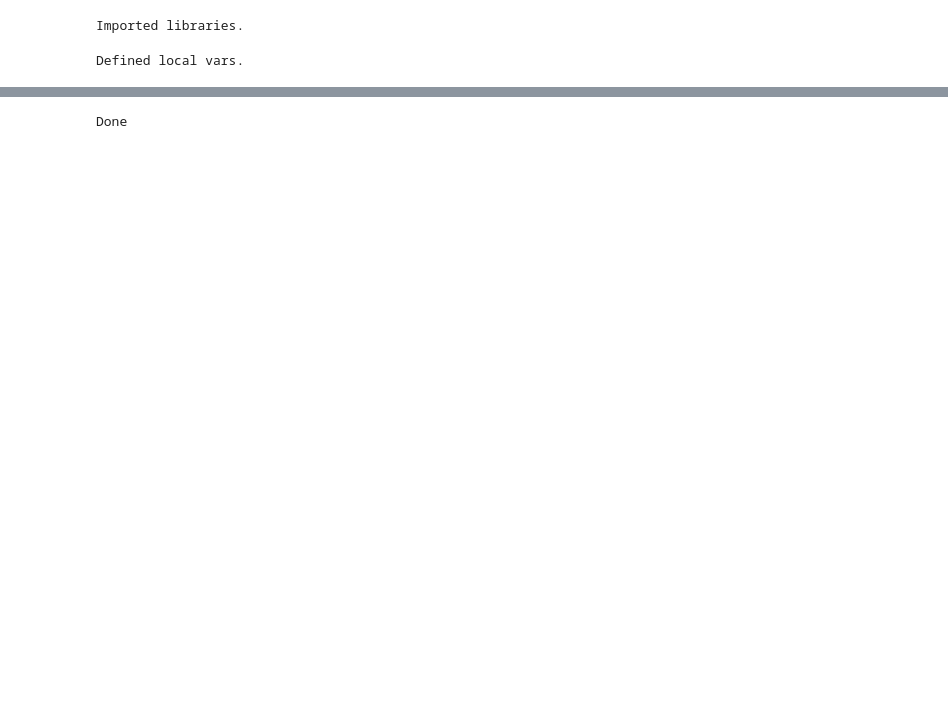
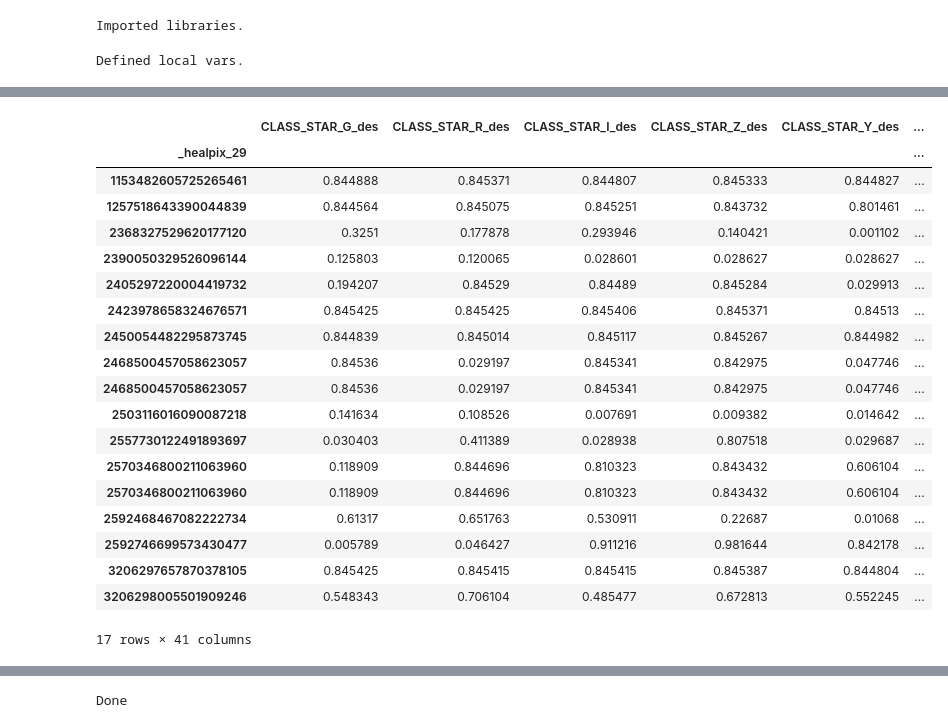
Before and after one commit to JoaoDPassos/brown-dwarf-search, a Jupyter notebook: Jupyter Notebooks/kth_star_pipeline/prototyping/test_cases.ipynb, the cells around one changed output, grey strips where cells are left out. Cells and saved outputs as stored; diff of their text form; code cells hidden in the pictures; blank space fills up the shorter version.

```diff
--- a/Jupyter Notebooks/kth_star_pipeline/prototyping/test_cases.ipynb
+++ b/Jupyter Notebooks/kth_star_pipeline/prototyping/test_cases.ipynb
@@ -51,3 +55,20 @@ milliarc_degree_conversion = 1/(1000*3600)
 print("Defined local vars.")
 # %% [output]
 Defined local vars.
+# %%
+# Change to the directories where the data will be stored
+CATALOG_DIR = Path("../../../../catalogs")
+MARGIN_CACHE_DIR = CATALOG_DIR / 'margin_caches'
+
+GAIA_NAME = "gaia_dr3_pm_greater_100"
+GAIA_DIR = CATALOG_DIR / GAIA_NAME
+
+DES_NAME = "des_light"
+DES_DIR = CATALOG_DIR / DES_NAME
+
+DES_X_GAIA_NAME = "des_dr2_x_gaia_dr3"
+DES_X_GAIA_DIR = CATALOG_DIR / DES_X_GAIA_NAME
+DES_MARGIN_CACHE_NAME = "des_margin_cache_18_arcsec"
+DES_MARGIN_CACHE_DIR = MARGIN_CACHE_DIR / DES_MARGIN_CACHE_NAME
+
+print("Defined directories.")
@@ -53,0 +77,5 @@ Defined local vars.
+# %%
+des_catalog = lsdb.read_hats(DES_DIR)
+gaia_catalog = lsdb.read_hats(GAIA_DIR)
+xmatch_catalog = lsdb.read_hats(DES_X_GAIA_DIR, columns='all')
+print("Defined catalogs.")
@@ -53,0 +84,7 @@ Defined local vars.
+# %%
+%%time
+pm_filter_xmatch = xmatch_catalog.query(f'{pm_speed_max**2} >(pmra_gaia**2 + pmdec_gaia**2) > {pm_speed_min**2}')
+with Client():
+    df = pm_filter_xmatch.compute()
+
+df
@@ -54 +119,31 @@ Defined local vars.
+# %%
+df_no_dupes = df[~df['source_id_gaia'].duplicated(keep='first')]
+
+gaia_ids = df['source_id_gaia']
+
+#dropping because otherwise produces error when performing .apply below
+df_no_dupes = df_no_dupes.drop('source_id_gaia', axis=1)
+
+df_no_dupes
+# %% [output]
+|  | CLASS_STAR_G_des | CLASS_STAR_R_des | CLASS_STAR_I_des | CLASS_STAR_Z_des | CLASS_STAR_Y_des | ... |
+| _healpix_29 |  |  |  |  |  | ... |
+| 1153482605725265461 | 0.844888 | 0.845371 | 0.844807 | 0.845333 | 0.844827 | ... |
+| 1257518643390044839 | 0.844564 | 0.845075 | 0.845251 | 0.843732 | 0.801461 | ... |
+| 2368327529620177120 | 0.3251 | 0.177878 | 0.293946 | 0.140421 | 0.001102 | ... |
+| 2390050329526096144 | 0.125803 | 0.120065 | 0.028601 | 0.028627 | 0.028627 | ... |
+| 2405297220004419732 | 0.194207 | 0.84529 | 0.84489 | 0.845284 | 0.029913 | ... |
+| 2423978658324676571 | 0.845425 | 0.845425 | 0.845406 | 0.845371 | 0.84513 | ... |
+| 2450054482295873745 | 0.844839 | 0.845014 | 0.845117 | 0.845267 | 0.844982 | ... |
+| 2468500457058623057 | 0.84536 | 0.029197 | 0.845341 | 0.842975 | 0.047746 | ... |
+| 2468500457058623057 | 0.84536 | 0.029197 | 0.845341 | 0.842975 | 0.047746 | ... |
+| 2503116016090087218 | 0.141634 | 0.108526 | 0.007691 | 0.009382 | 0.014642 | ... |
+| 2557730122491893697 | 0.030403 | 0.411389 | 0.028938 | 0.807518 | 0.029687 | ... |
+| 2570346800211063960 | 0.118909 | 0.844696 | 0.810323 | 0.843432 | 0.606104 | ... |
+| 2570346800211063960 | 0.118909 | 0.844696 | 0.810323 | 0.843432 | 0.606104 | ... |
+| 2592468467082222734 | 0.61317 | 0.651763 | 0.530911 | 0.22687 | 0.01068 | ... |
+| 2592746699573430477 | 0.005789 | 0.046427 | 0.911216 | 0.981644 | 0.842178 | ... |
+| 3206297657870378105 | 0.845425 | 0.845415 | 0.845415 | 0.845387 | 0.844804 | ... |
+| 3206298005501909246 | 0.548343 | 0.706104 | 0.485477 | 0.672813 | 0.552245 | ... |
+17 rows × 41 columns
 # %%
```
Also changed, not shown: parts of 8 cells of this notebook, 4 other files.
